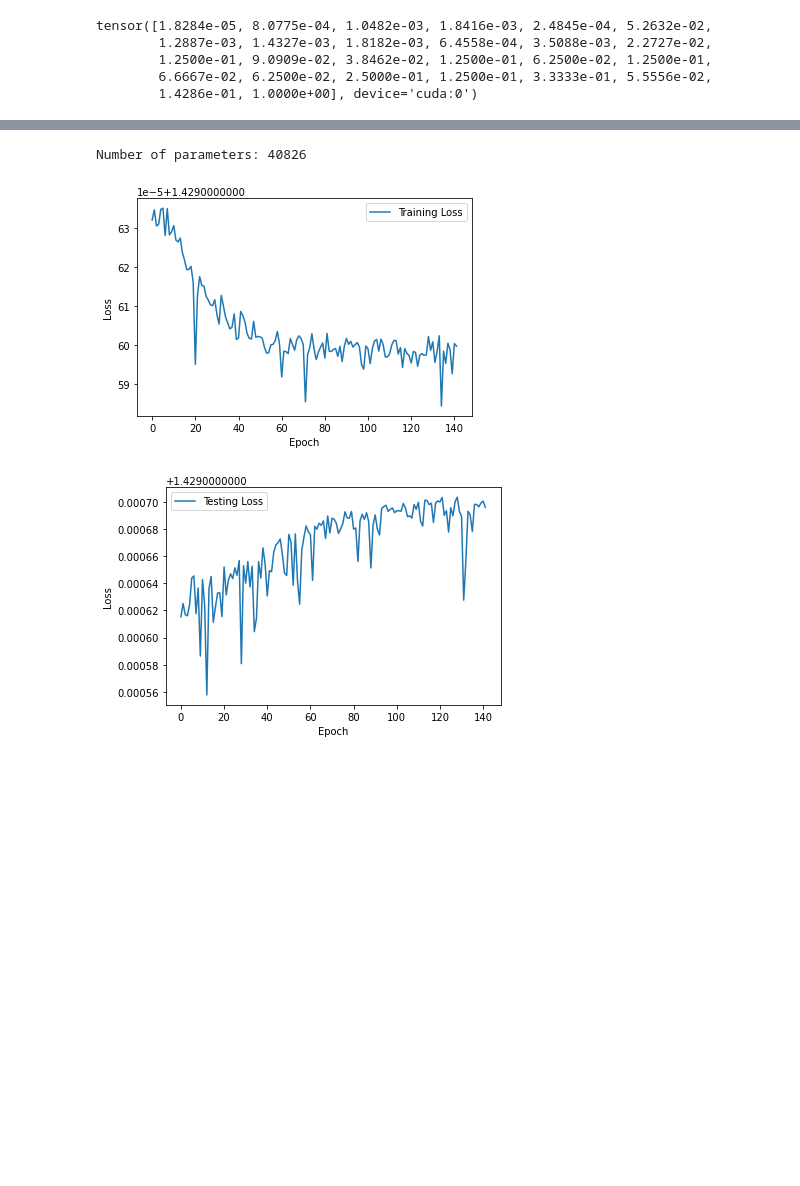
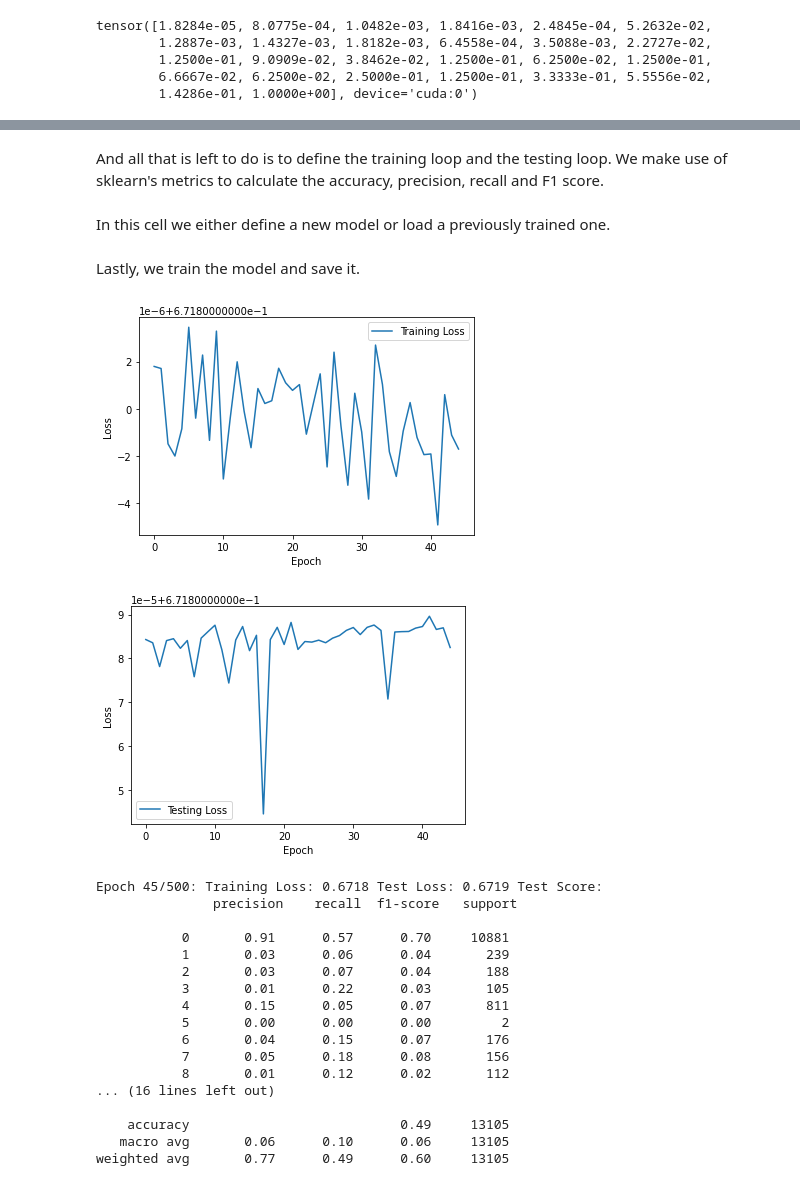
Before and after one commit to gullo97/earthquake_ml, a Jupyter notebook: notebook.ipynb, the cells around one changed output, grey strips where cells are left out. Cells and saved outputs as stored; diff of their text form; code cells hidden in the pictures; blank space fills up the shorter version.

Commit message:
Commented each cell

```diff
--- a/notebook.ipynb
+++ b/notebook.ipynb
@@ -121,0 +112,3 @@ tensor([1.8284e-05, 8.0775e-04, 1.0482e-03, 1.8416e-03, 2.4845e-04, 5.2632e-02,
+# %%
+# clamp alpha to avoid exessive weight on rare classes
+ALPHA = ALPHA.clamp(min(ALPHA).item()*2, max(ALPHA).item()/10)
@@ -171,6 +165,8 @@ class FocalLossWithClassBalancing(nn.Module):
             return torch.sum(F_loss)
         else:
             return F_loss
+# %% [markdown]
+And all that is left to do is to define the training loop and the testing loop. We make use of sklearn's metrics to calculate the accuracy, precision, recall and F1 score.
 # %%
 import torch.optim as optim
 import matplotlib.pyplot as plt
@@ -249,13 +245,34 @@ def train(model, train_dataloader, test_dataloader, loss_fn, optimizer, num_epoc
             plt.show()
 
         print(f"Epoch {epoch + 1}/{num_epochs}: Training Loss: {train_loss:.4f} Test Loss: {test_loss:.4f} Test Score:\n {test_score} ")
+# %% [markdown]
+In this cell we either define a new model or load a previously trained one.
 # %%
-model = FullyConnectedNN(input_len=len(dataset[0][0]), output_len=len(dataset[0][1]), hidden_dim=100, depth=4)
+# model = FullyConnectedNN(input_len=len(dataset[0][0]), output_len=len(dataset[0][1]), hidden_dim=100, depth=4)
+
+model = pickle.load(open('model.pkl', 'rb'))
-# %% [output]
-Number of parameters: 40826
+# %% [markdown]
+Lastly, we train the model and save it.
 # %%
-train(model, train_loader, test_loader, FocalLossWithClassBalancing(), optim.Adam(model.parameters(), lr=0.001), num_epochs=500, log_interval=2)
+train(model, train_loader, test_loader, FocalLossWithClassBalancing(), optim.Adam(model.parameters(), lr=0.001), num_epochs=500, log_interval=1)
 # %% [output]
-[figure, old version]
+[figure, new version]
-[figure, old version]
+[figure, new version]
+Epoch 45/500: Training Loss: 0.6718 Test Loss: 0.6719 Test Score:
+               precision    recall  f1-score   support
+
+           0       0.91      0.57      0.70     10881
+           1       0.03      0.06      0.04       239
+           2       0.03      0.07      0.04       188
+           3       0.01      0.22      0.03       105
+           4       0.15      0.05      0.07       811
+           5       0.00      0.00      0.00         2
+           6       0.04      0.15      0.07       176
+           7       0.05      0.18      0.08       156
+           8       0.01      0.12      0.02       112
+... (16 lines left out)
+
+    accuracy                           0.49     13105
+   macro avg       0.06      0.10      0.06     13105
+weighted avg       0.77      0.49      0.60     13105
 # %%
```
Also changed, not shown: parts of 12 cells of this notebook.
